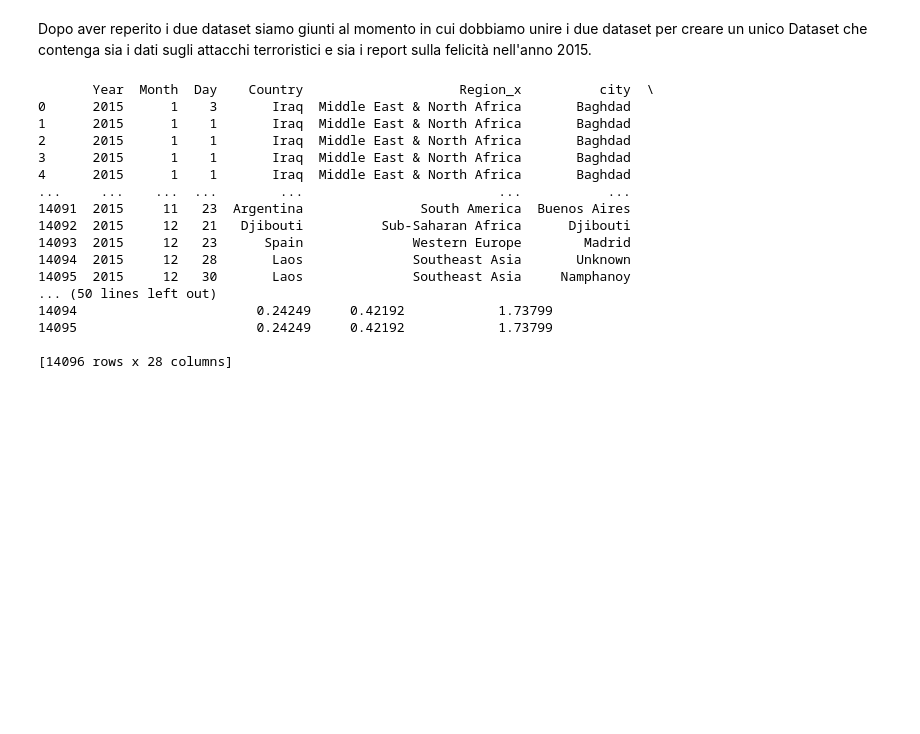
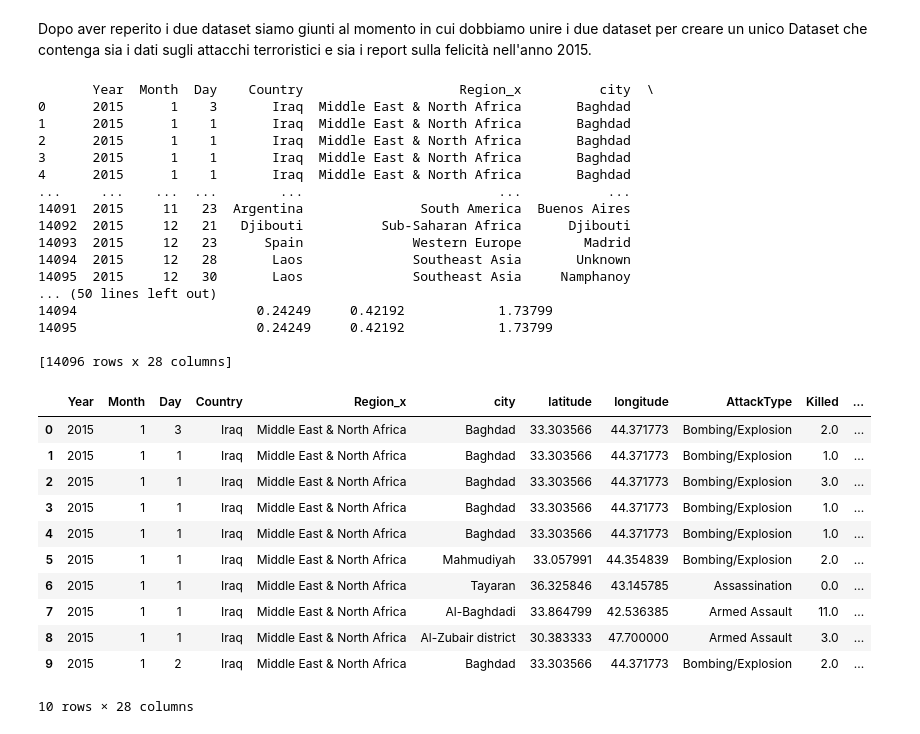
Before and after one commit to lnrdmnc/Model-prediction-for-terrorist-attacks-IA, a Jupyter notebook: Model_prediction_for_terrorist_attacks_IA.ipynb, the cells around one changed output. Drawn from its saved outputs; the diff is of its cells as text; code cells hidden in the pictures; blank space fills up the shorter version.

```diff
--- a/Model_prediction_for_terrorist_attacks_IA.ipynb
+++ b/Model_prediction_for_terrorist_attacks_IA.ipynb
@@ -51,22 +51,35 @@ Dopo aver reperito i due dataset siamo giunti al momento in cui dobbiamo unire i
 # %%
 merge=pd.merge(left=gtd, right=whp, how='inner', on="Country")
 print(merge)
 merge.to_csv("terrorism2015WHR.csv",index=False)
+merge.head(10)
 # %% [output]
        Year  Month  Day    Country                    Region_x          city  \
 0      2015      1    3       Iraq  Middle East & North Africa       Baghdad
 1      2015      1    1       Iraq  Middle East & North Africa       Baghdad
 2      2015      1    1       Iraq  Middle East & North Africa       Baghdad
 3      2015      1    1       Iraq  Middle East & North Africa       Baghdad
 4      2015      1    1       Iraq  Middle East & North Africa       Baghdad
 ...     ...    ...  ...        ...                         ...           ...
 14091  2015     11   23  Argentina               South America  Buenos Aires
 14092  2015     12   21   Djibouti          Sub-Saharan Africa      Djibouti
 14093  2015     12   23      Spain              Western Europe        Madrid
 14094  2015     12   28       Laos              Southeast Asia       Unknown
 14095  2015     12   30       Laos              Southeast Asia     Namphanoy
 ... (50 lines left out)
 14094                       0.24249     0.42192            1.73799
 14095                       0.24249     0.42192            1.73799
 
 [14096 rows x 28 columns]
+|  | Year | Month | Day | Country | Region_x | city | latitude | longitude | AttackType | Killed | ... |
+| 0 | 2015 | 1 | 3 | Iraq | Middle East & North Africa | Baghdad | 33.303566 | 44.371773 | Bombing/Explosion | 2.0 | ... |
+| 1 | 2015 | 1 | 1 | Iraq | Middle East & North Africa | Baghdad | 33.303566 | 44.371773 | Bombing/Explosion | 1.0 | ... |
+| 2 | 2015 | 1 | 1 | Iraq | Middle East & North Africa | Baghdad | 33.303566 | 44.371773 | Bombing/Explosion | 3.0 | ... |
+| 3 | 2015 | 1 | 1 | Iraq | Middle East & North Africa | Baghdad | 33.303566 | 44.371773 | Bombing/Explosion | 1.0 | ... |
+| 4 | 2015 | 1 | 1 | Iraq | Middle East & North Africa | Baghdad | 33.303566 | 44.371773 | Bombing/Explosion | 1.0 | ... |
+| 5 | 2015 | 1 | 1 | Iraq | Middle East & North Africa | Mahmudiyah | 33.057991 | 44.354839 | Bombing/Explosion | 2.0 | ... |
+| 6 | 2015 | 1 | 1 | Iraq | Middle East & North Africa | Tayaran | 36.325846 | 43.145785 | Assassination | 0.0 | ... |
+| 7 | 2015 | 1 | 1 | Iraq | Middle East & North Africa | Al-Baghdadi | 33.864799 | 42.536385 | Armed Assault | 11.0 | ... |
+| 8 | 2015 | 1 | 1 | Iraq | Middle East & North Africa | Al-Zubair district | 30.383333 | 47.700000 | Armed Assault | 3.0 | ... |
+| 9 | 2015 | 1 | 2 | Iraq | Middle East & North Africa | Baghdad | 33.303566 | 44.371773 | Bombing/Explosion | 2.0 | ... |
+10 rows × 28 columns
```
Also changed, not shown: parts of 10 cells of this notebook.
